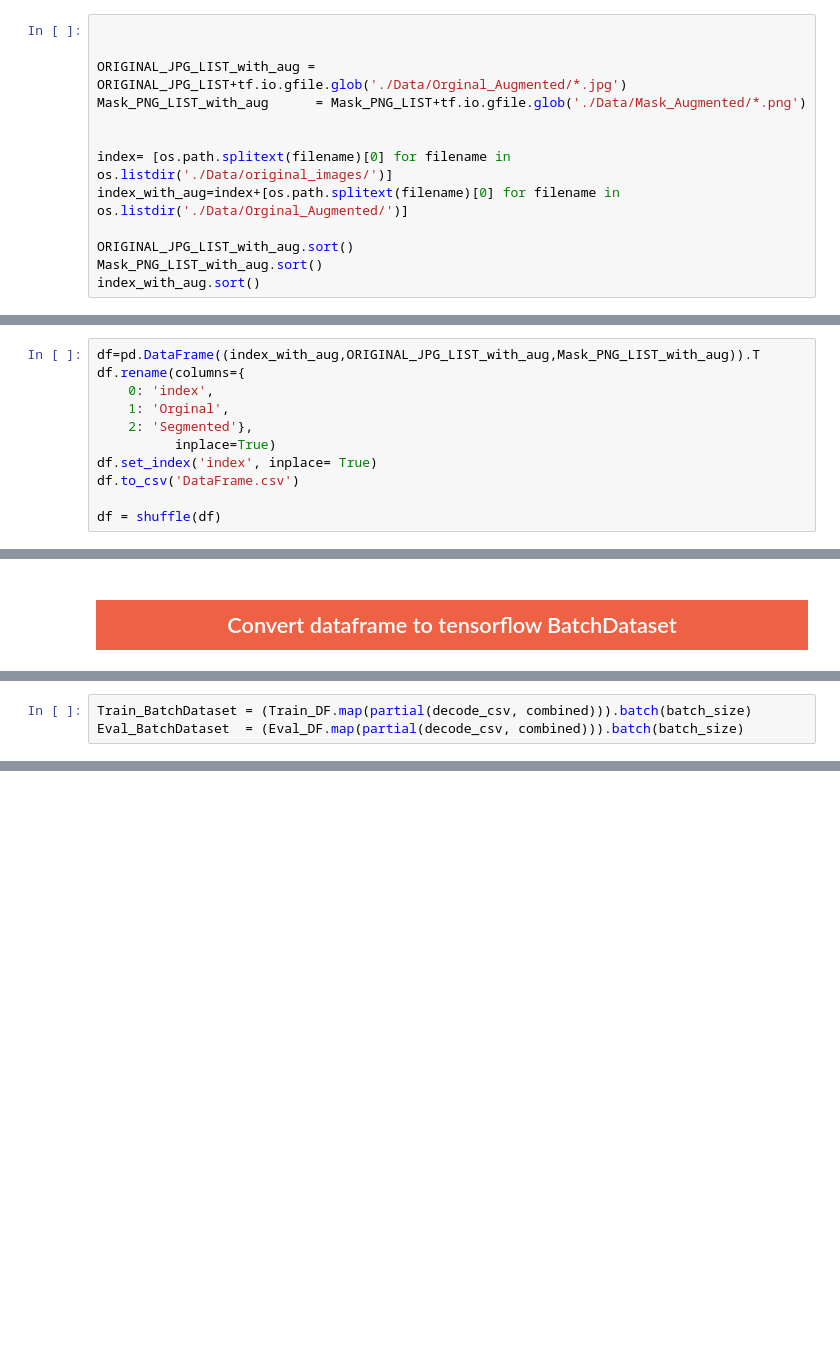
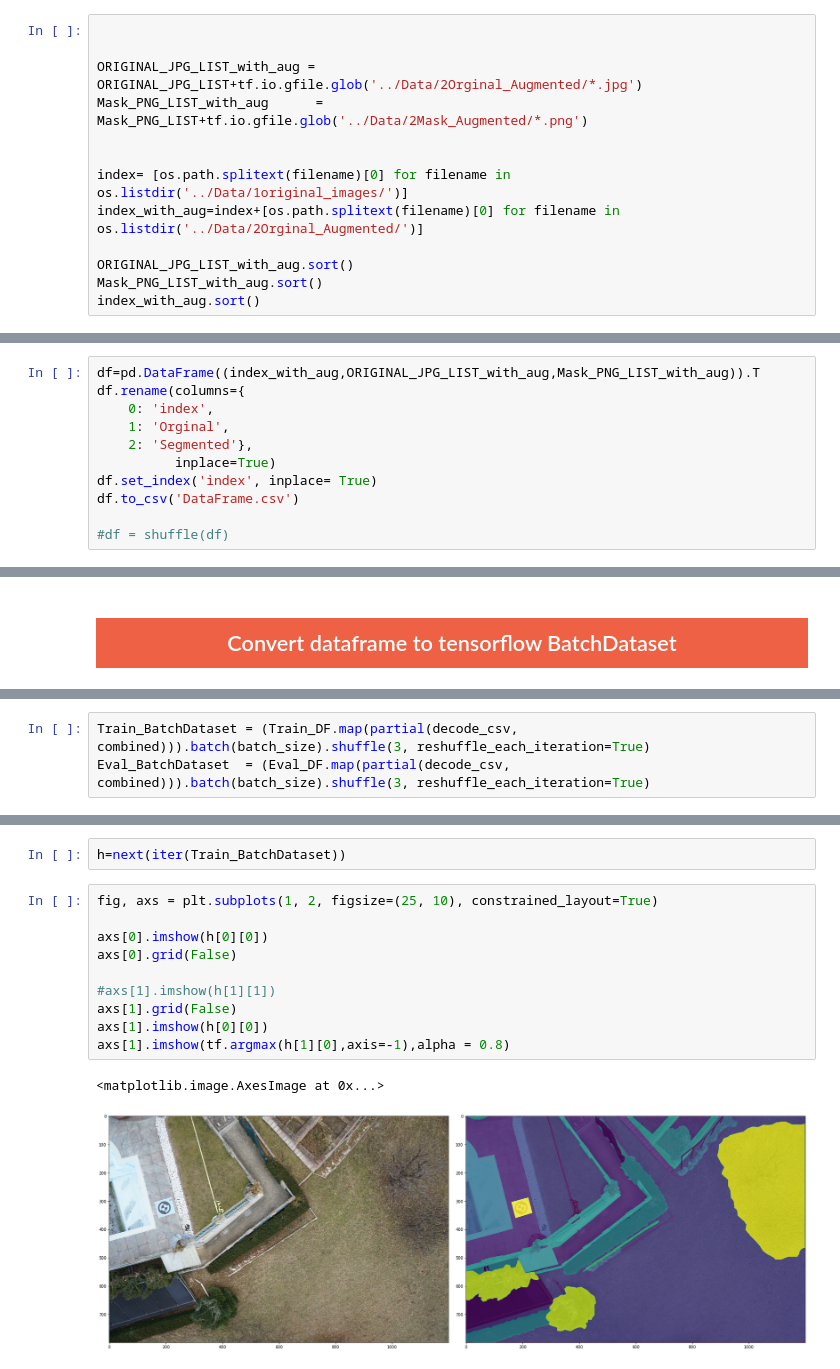
Before and after one commit to obaidagh/Drone_image_seg, a Jupyter notebook: MainNotebook.ipynb, the cells around one changed output, grey strips where cells are left out. Cells and saved outputs as stored; diff of their text form; blank space fills up the shorter version.

```diff
--- a/MainNotebook.ipynb
+++ b/MainNotebook.ipynb
@@ -73,12 +109,12 @@ image_augmentation(Mask_PNG_LIST,Mask_aug_path,pipeline)#mask augmentaion
 # %%
 
 
-ORIGINAL_JPG_LIST_with_aug = ORIGINAL_JPG_LIST+tf.io.gfile.glob('./Data/Orginal_Augmented/*.jpg')
-Mask_PNG_LIST_with_aug      = Mask_PNG_LIST+tf.io.gfile.glob('./Data/Mask_Augmented/*.png')
+ORIGINAL_JPG_LIST_with_aug = ORIGINAL_JPG_LIST+tf.io.gfile.glob('../Data/2Orginal_Augmented/*.jpg')
+Mask_PNG_LIST_with_aug      = Mask_PNG_LIST+tf.io.gfile.glob('../Data/2Mask_Augmented/*.png')
 
 
-index= [os.path.splitext(filename)[0] for filename in os.listdir('./Data/original_images/')]
-index_with_aug=index+[os.path.splitext(filename)[0] for filename in os.listdir('./Data/Orginal_Augmented/')]
+index= [os.path.splitext(filename)[0] for filename in os.listdir('../Data/1original_images/')]
+index_with_aug=index+[os.path.splitext(filename)[0] for filename in os.listdir('../Data/2Orginal_Augmented/')]
 
 ORIGINAL_JPG_LIST_with_aug.sort()
 Mask_PNG_LIST_with_aug.sort()
@@ -95,7 +131,7 @@ df.rename(columns={
 df.set_index('index', inplace= True)
 df.to_csv('DataFrame.csv')
 
-df = shuffle(df)
+#df = shuffle(df)
 # %%
 X_train,X_val = train_test_split(df, test_size=0.2, random_state=42)
 X_val,X_test = train_test_split(X_val, test_size=0.25, random_state=42)
@@ -112,4 +148,4 @@ Eval_DF = (tf.data.Dataset.from_tensor_slices((X_val['Orginal'].values,X_val['Se
 To enable them in other operations, rebuild TensorFlow with the appropriate compiler flags.
 # %%
-Train_BatchDataset = (Train_DF.map(partial(decode_csv, combined))).batch(batch_size)
-Eval_BatchDataset  = (Eval_DF.map(partial(decode_csv, combined))).batch(batch_size)
+Train_BatchDataset = (Train_DF.map(partial(decode_csv, combined))).batch(batch_size).shuffle(3, reshuffle_each_iteration=True)
+Eval_BatchDataset  = (Eval_DF.map(partial(decode_csv, combined))).batch(batch_size).shuffle(3, reshuffle_each_iteration=True)
@@ -141,0 +154,15 @@ axs[1].grid(False)
+# %%
+h=next(iter(Train_BatchDataset))
+# %%
+fig, axs = plt.subplots(1, 2, figsize=(25, 10), constrained_layout=True)
+
+axs[0].imshow(h[0][0])
+axs[0].grid(False)
+
+#axs[1].imshow(h[1][1])
+axs[1].grid(False)
+axs[1].imshow(h[0][0])
+axs[1].imshow(tf.argmax(h[1][0],axis=-1),alpha = 0.8)
+# %% [output]
+<matplotlib.image.AxesImage at 0x...>
+[figure, added]
```
Also changed, not shown: parts of 19 cells of this notebook, 2 other files.
